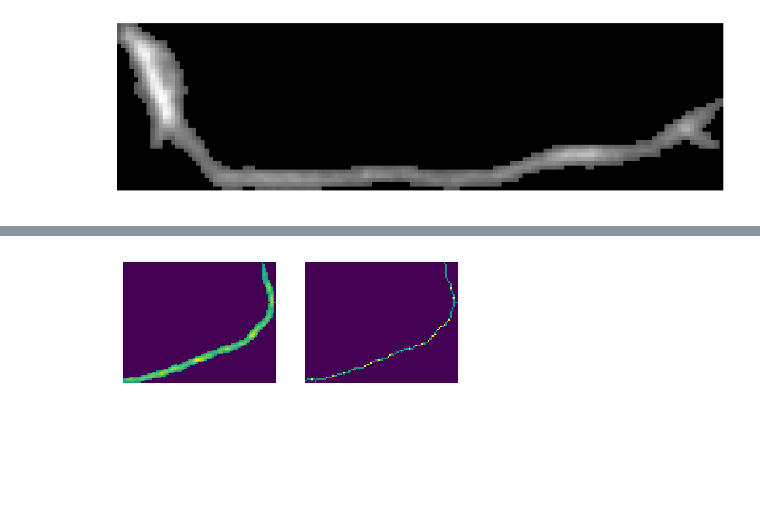
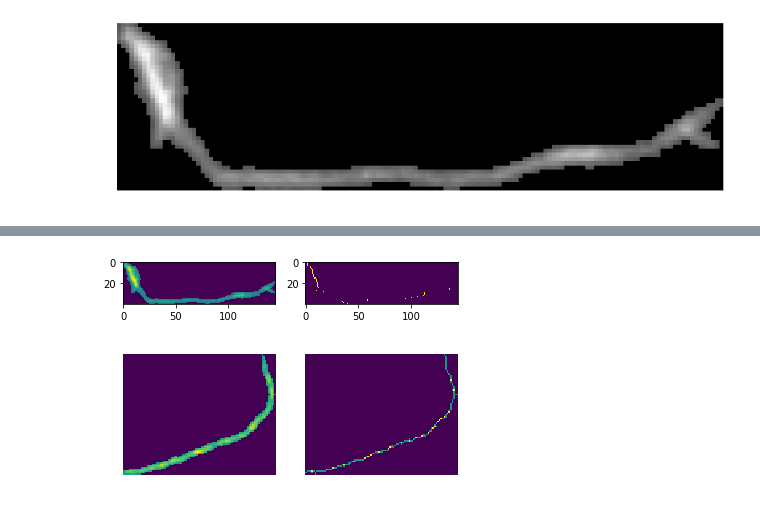
Before and after one commit to Rodrigo163/Personal-Projects, a Jupyter notebook: Image Segmentation/Filament_D&S.ipynb, the cells around one changed output, grey strips where cells are left out. Cells and saved outputs as stored; diff of their text form; code cells hidden in the pictures; blank space fills up the shorter version.

```diff
--- a/Image Segmentation/Filament_D&S.ipynb
+++ b/Image Segmentation/Filament_D&S.ipynb
@@ -112,3 +130,7 @@ def backbone_detection(im):
+# %%
+backbone_detection(object_1)
+# %% [output]
+[figure, added]
 # %%
 def backbone_detection2(im):
     imt = im.transpose()
```
Also changed, not shown: parts of 5 cells of this notebook.
